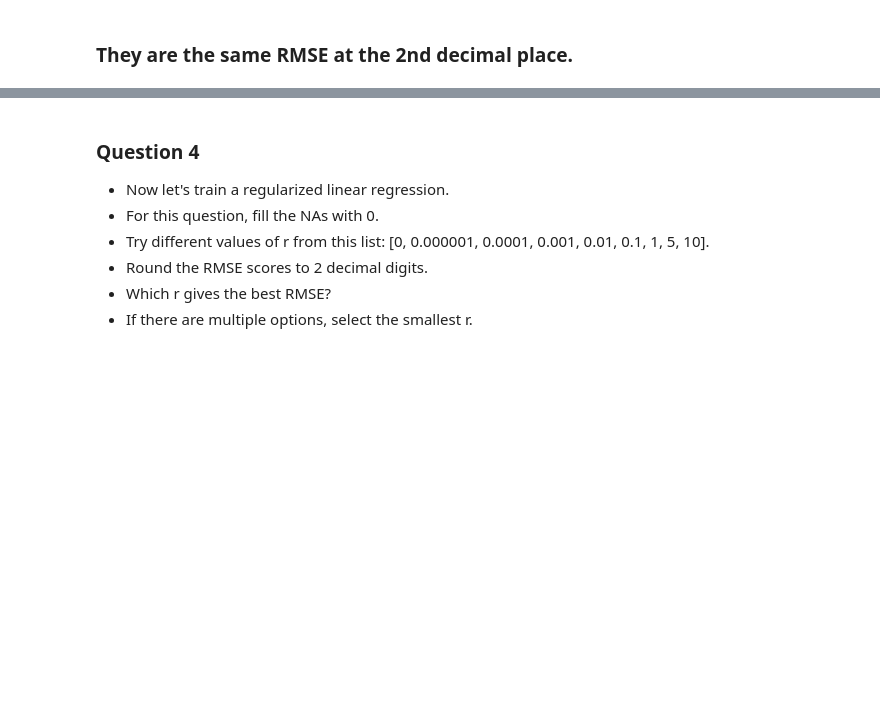
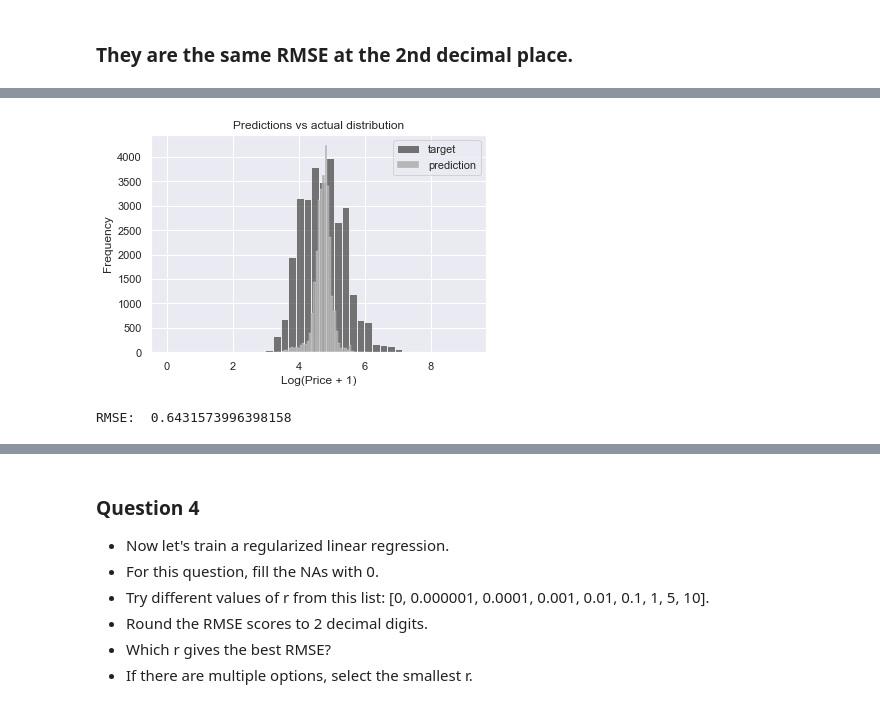
Before and after one commit to RCSnyder/machine-learning-zoom-camp, a Jupyter notebook: src/Chapters/02-regression/Session 2 Homework regression apartment price prediction.ipynb, the cells around one changed output, grey strips where cells are left out. Drawn from its saved outputs; the diff is of its cells as text; code cells hidden in the pictures; blank space fills up the shorter version.

```diff
--- a/src/Chapters/02-regression/Session 2 Homework regression apartment price prediction.ipynb
+++ b/src/Chapters/02-regression/Session 2 Homework regression apartment price prediction.ipynb
@@ -36,6 +36,9 @@ df.head(3)
 cols = ['latitude', 'longitude', 'minimum_nights', 'number_of_reviews', 'reviews_per_month',
         'calculated_host_listings_count','availability_365', 'price']
 df = df[cols]
+# %%
+base = ['latitude', 'longitude', 'minimum_nights', 'number_of_reviews', 'reviews_per_month',
+        'calculated_host_listings_count','availability_365']
 # %%
 sns.histplot(df.price, bins=100)
 # %% [output]
@@ -305,0 +306,45 @@ array([12.38 , 13.552, 12.312])
+# %%
+y_train_orig = df_train.price.values
+y_val_orig = df_val.price.values
+y_test_orig = df_test.price.values
+
+y_train = np.log1p(df_train.price.values)
+y_val = np.log1p(df_val.price.values)
+y_test = np.log1p(df_test.price.values)
+
+del df_train['price']
+del df_val['price']
+del df_test['price']
+# %%
+X_train_zero, X_train_mean = prepare_X(df_train)
+w_0, w = train_linear_regression(X_train, y_train)
+# %%
+def plot_results(X_train):
+    y_pred = w_0 + X_train.dot(w)
+
+    plt.figure(figsize=(6, 4))
+
+    sns.histplot(y_train, label='target', color='#222222', alpha=0.6, bins=40)
+    sns.histplot(y_pred, label='prediction', color='#aaaaaa', alpha=0.8, bins=40)
+
+    plt.legend()
+
+    plt.ylabel('Frequency')
+    plt.xlabel('Log(Price + 1)')
+    plt.title('Predictions vs actual distribution')
+
+    plt.show()
+
+    def rmse(y, y_pred):
+        error = y_pred - y
+        mse = (error ** 2).mean()
+        return np.sqrt(mse)
+
+    rmse_val = rmse(y_train, y_pred)
+    print("RMSE: ", rmse_val)
+# %%
+# train error with replace with 0
+plot_results(X_train_zero)
+# %% [output]
+[figure, added]
+RMSE:  0.6431573996398158
```
Also changed, not shown: parts of 20 cells of this notebook.
